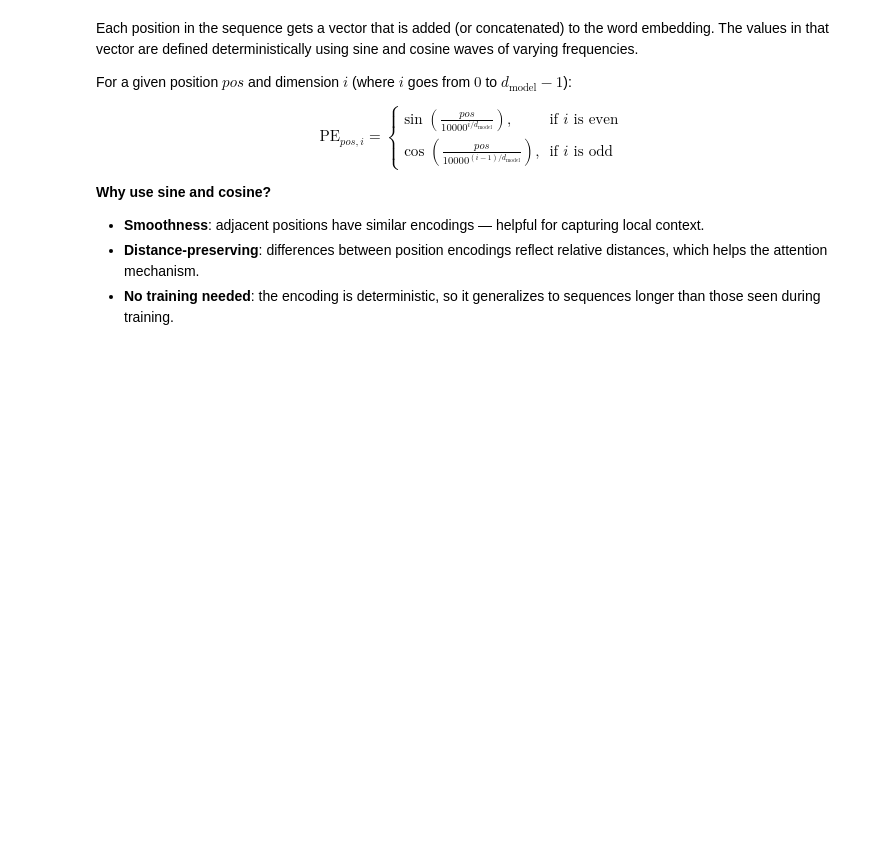
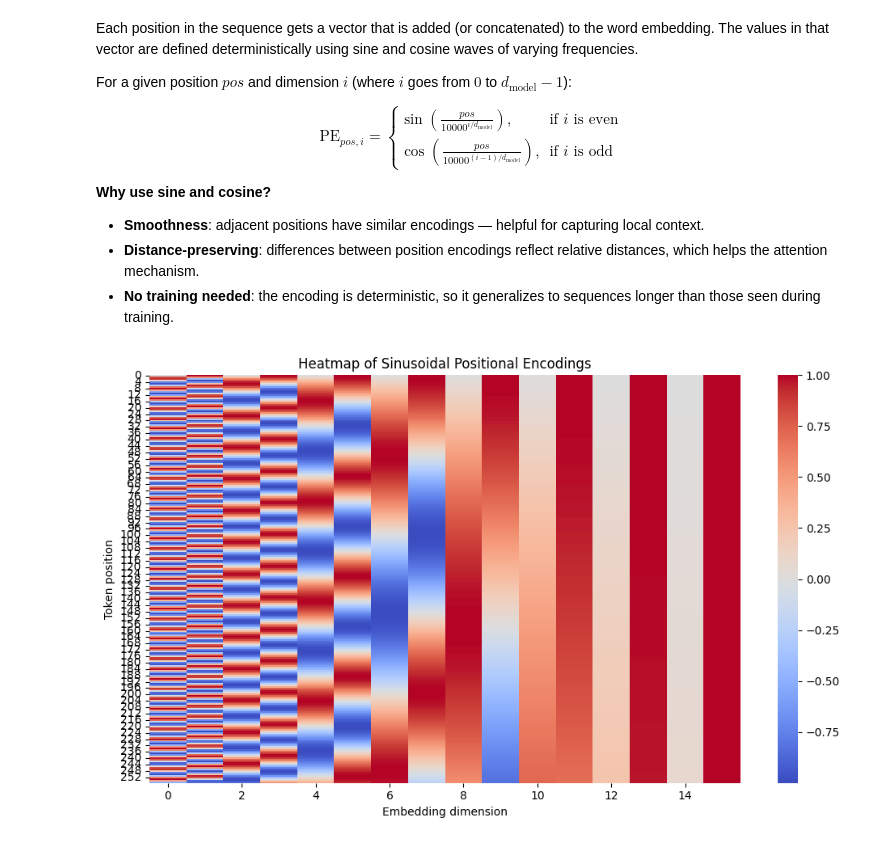
Before and after one commit to roguxivlo/Machine-Learning-2024, a Jupyter notebook: Lab12_nlp-introduction.ipynb, the cells around one changed output. Drawn from its saved outputs; the diff is of its cells as text; code cells hidden in the pictures; blank space fills up the shorter version.

```diff
--- a/Lab12_nlp-introduction.ipynb
+++ b/Lab12_nlp-introduction.ipynb
@@ -826,20 +850,22 @@ $$
 # %%
 
 
 import matplotlib.pyplot as plt
 import seaborn as sns
 
 # Create sinusoidal matrix S
 S = sinusoid_positions()
 
 # Plot as heatmap
 plt.figure(figsize=(10, 6))
-sns.heatmap(S, cmap="coolwarm", cbar=True, xticklabels=2, yticklabels=4)
+sns.heatmap(S.cpu().numpy(), cmap="coolwarm", cbar=True, xticklabels=2, yticklabels=4)
 plt.title("Heatmap of Sinusoidal Positional Encodings")
 plt.xlabel("Embedding dimension")
 plt.ylabel("Token position")
 plt.tight_layout()
 plt.show()
+# %% [output]
+[figure, added]
 # %%
 embed_cnt = 16          # word embeddings
 pos_cnt = 16            # pos embeddings
```
Also changed, not shown: parts of 12 cells of this notebook.
